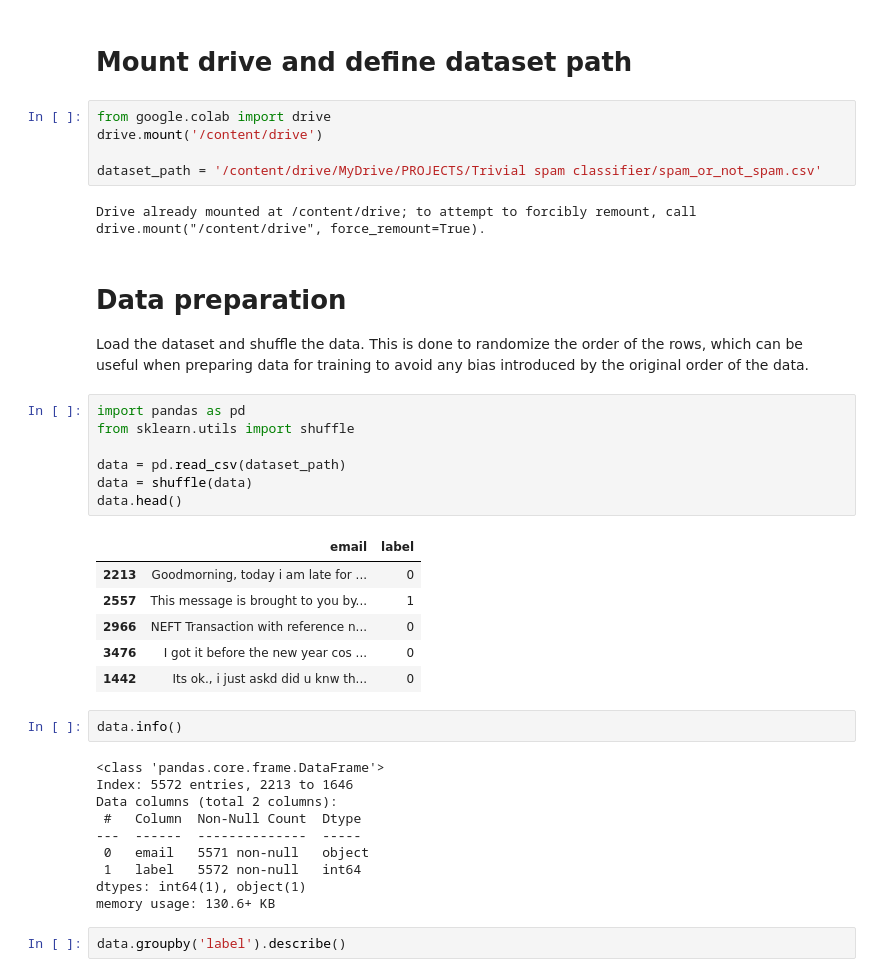
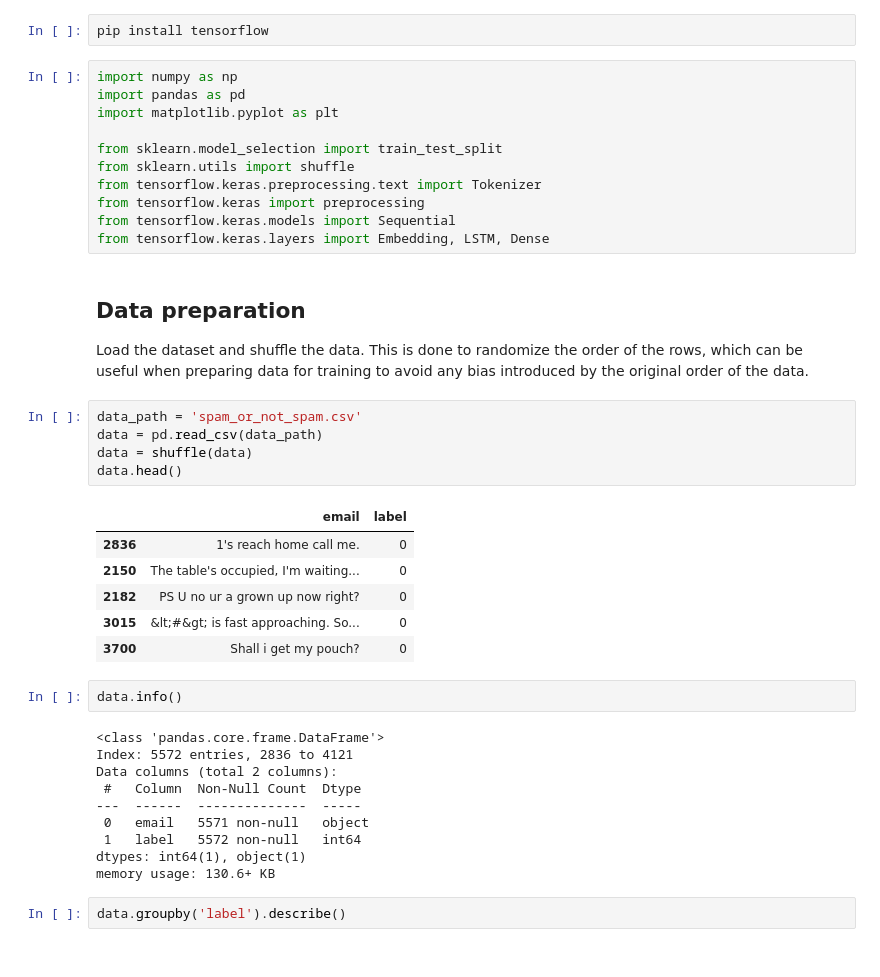
Before and after one commit to lenaVisio/Trivial-spam-classifier-with-RNN, a Jupyter notebook: spam_classification.ipynb, the cells around one changed output. Cells and saved outputs as stored; diff of their text form.

```diff
--- a/spam_classification.ipynb
+++ b/spam_classification.ipynb
@@ -12,34 +14,36 @@ The dataset used is from [Email Spam Detection Dataset (classification)](https:/
-# %% [markdown]
-# Mount drive and define dataset path
-# %%
-from google.colab import drive
-drive.mount('/content/drive')
-
-dataset_path = '/content/drive/MyDrive/PROJECTS/Trivial spam classifier/spam_or_not_spam.csv'
-# %% [output]
-Drive already mounted at /content/drive; to attempt to forcibly remount, call drive.mount("/content/drive", force_remount=True).
+# %%
+pip install tensorflow
+# %%
+import numpy as np
+import pandas as pd
+import matplotlib.pyplot as plt
+
+from sklearn.model_selection import train_test_split
+from sklearn.utils import shuffle
+from tensorflow.keras.preprocessing.text import Tokenizer
+from tensorflow.keras import preprocessing
+from tensorflow.keras.models import Sequential
+from tensorflow.keras.layers import Embedding, LSTM, Dense
 # %% [markdown]
-# Data preparation
+## Data preparation
 Load the dataset and shuffle the data. This is done to randomize the order of the rows, which can be useful when preparing data for training to avoid any bias introduced by the original order of the data.
 # %%
-import pandas as pd
-from sklearn.utils import shuffle
-
-data = pd.read_csv(dataset_path)
+data_path = 'spam_or_not_spam.csv'
+data = pd.read_csv(data_path)
 data = shuffle(data)
 data.head()
 # %% [output]
 |  | email | label |
-| 2213 | Goodmorning, today i am late for ... | 0 |
-| 2557 | This message is brought to you by... | 1 |
-| 2966 | NEFT Transaction with reference n... | 0 |
-| 3476 | I got it before the new year cos ... | 0 |
-| 1442 | Its ok., i just askd did u knw th... | 0 |
+| 2836 | 1's reach home call me. | 0 |
+| 2150 | The table's occupied, I'm waiting... | 0 |
+| 2182 | PS U no ur a grown up now right? | 0 |
+| 3015 | &lt;#&gt; is fast approaching. So... | 0 |
+| 3700 | Shall i get my pouch? | 0 |
 # %%
 data.info()
 # %% [output]
 <class 'pandas.core.frame.DataFrame'>
-Index: 5572 entries, 2213 to 1646
+Index: 5572 entries, 2836 to 4121
 Data columns (total 2 columns):
  #   Column  Non-Null Count  Dtype
 ---  ------  --------------  -----
```
Also changed, not shown: parts of 16 cells of this notebook.
